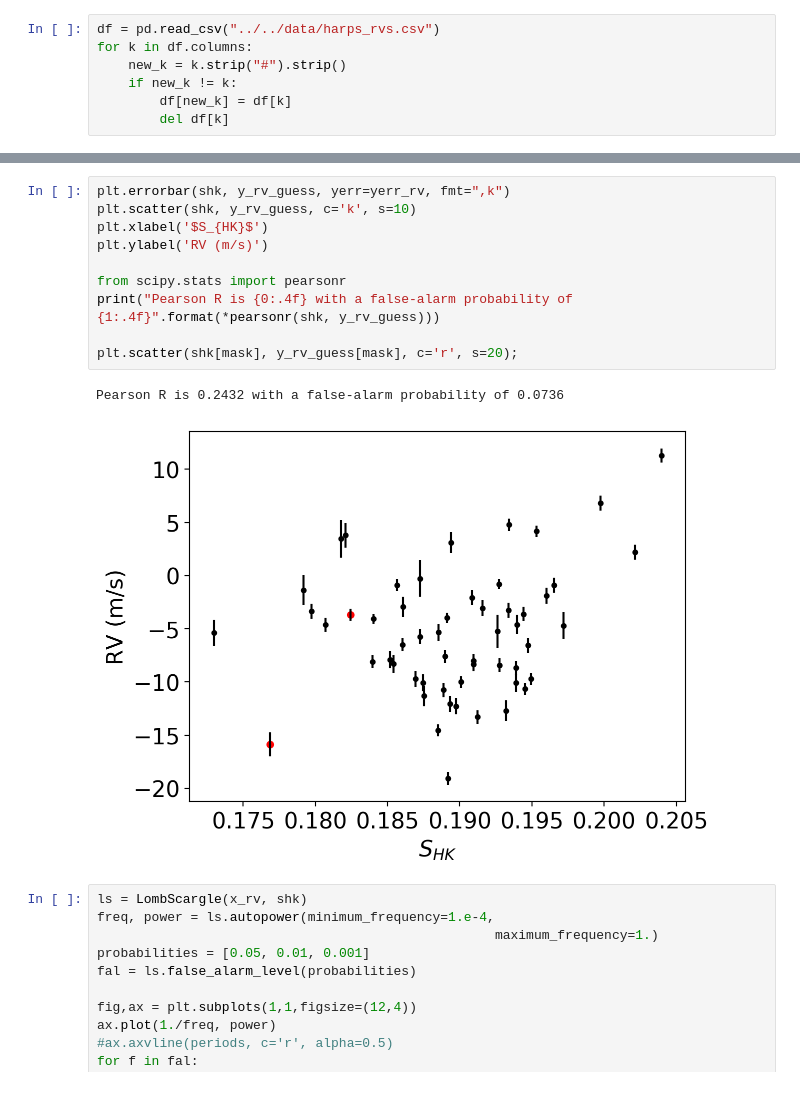
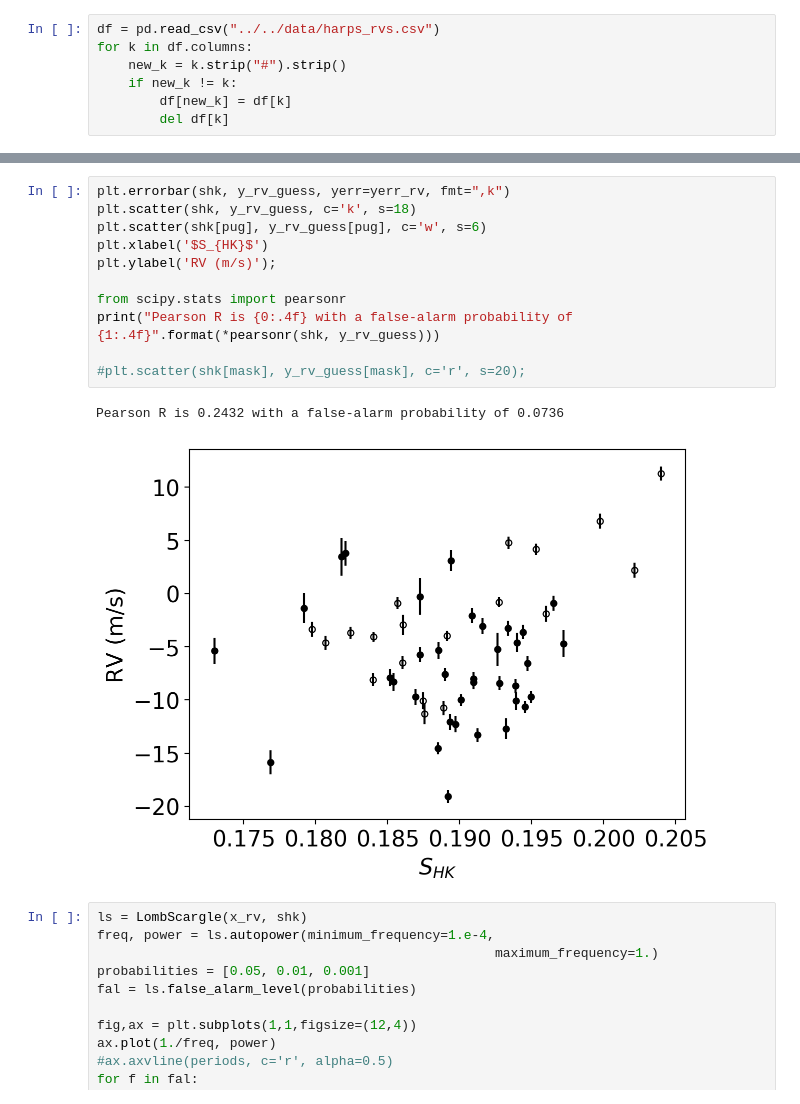
Before and after one commit to megbedell/tesstwin, a Jupyter notebook: notebooks/exoplanet/rv_fit.ipynb, the cells around one changed output, grey strips where cells are left out. Saved outputs shown, nothing was run; the diff lists cells and outputs as text.

```diff
--- a/notebooks/exoplanet/rv_fit.ipynb
+++ b/notebooks/exoplanet/rv_fit.ipynb
@@ -227,16 +317,17 @@ peaks at:
 # %%
 plt.errorbar(shk, y_rv_guess, yerr=yerr_rv, fmt=",k")
-plt.scatter(shk, y_rv_guess, c='k', s=10)
+plt.scatter(shk, y_rv_guess, c='k', s=18)
+plt.scatter(shk[pug], y_rv_guess[pug], c='w', s=6)
 plt.xlabel('$S_{HK}$')
-plt.ylabel('RV (m/s)')
+plt.ylabel('RV (m/s)');
 
 from scipy.stats import pearsonr
 print("Pearson R is {0:.4f} with a false-alarm probability of {1:.4f}".format(*pearsonr(shk, y_rv_guess)))
 
-plt.scatter(shk[mask], y_rv_guess[mask], c='r', s=20);
+#plt.scatter(shk[mask], y_rv_guess[mask], c='r', s=20);
 # %% [output]
 Pearson R is 0.2432 with a false-alarm probability of 0.0736
-[figure, old version]
+[figure, new version]
 # %%
 ls = LombScargle(x_rv, shk)
 freq, power = ls.autopower(minimum_frequency=1.e-4,
```
Also changed, not shown: parts of 33 cells of this notebook, 4 other files.
